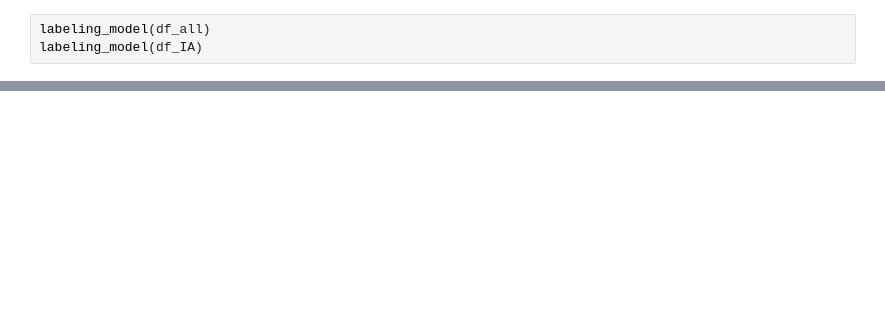
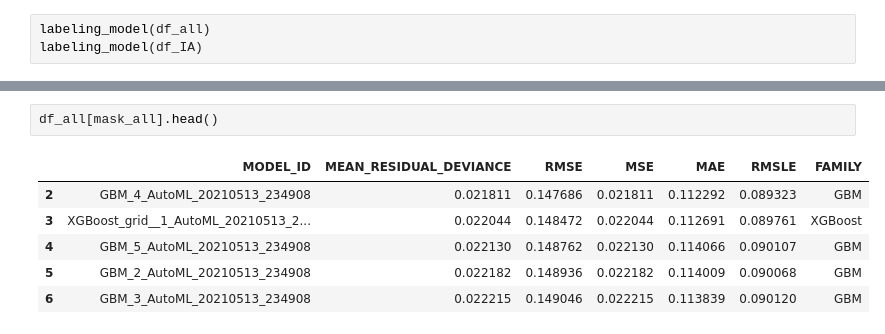
Before and after one commit to FelipeMFO/photometric-redshift-prediction, a Jupyter notebook: notebooks/evaluating/plot_models_results.ipynb, the cells around one changed output, grey strips where cells are left out. Drawn from its saved outputs; the diff is of its cells as text; blank space fills up the shorter version.

```diff
--- a/notebooks/evaluating/plot_models_results.ipynb
+++ b/notebooks/evaluating/plot_models_results.ipynb
@@ -126,0 +138,9 @@ plt.savefig('../../data/boxplot_families_IA.pdf')
+# %%
+df_all[mask_all].head()
+# %% [output]
+|  | MODEL_ID | MEAN_RESIDUAL_DEVIANCE | RMSE | MSE | MAE | RMSLE | FAMILY |
+| 2 | GBM_4_AutoML_20210513_234908 | 0.021811 | 0.147686 | 0.021811 | 0.112292 | 0.089323 | GBM |
+| 3 | XGBoost_grid__1_AutoML_20210513_2... | 0.022044 | 0.148472 | 0.022044 | 0.112691 | 0.089761 | XGBoost |
+| 4 | GBM_5_AutoML_20210513_234908 | 0.022130 | 0.148762 | 0.022130 | 0.114066 | 0.090107 | GBM |
+| 5 | GBM_2_AutoML_20210513_234908 | 0.022182 | 0.148936 | 0.022182 | 0.114009 | 0.090068 | GBM |
+| 6 | GBM_3_AutoML_20210513_234908 | 0.022215 | 0.149046 | 0.022215 | 0.113839 | 0.090120 | GBM |
```
Also changed, not shown: parts of 10 cells of this notebook, 6 other files.
